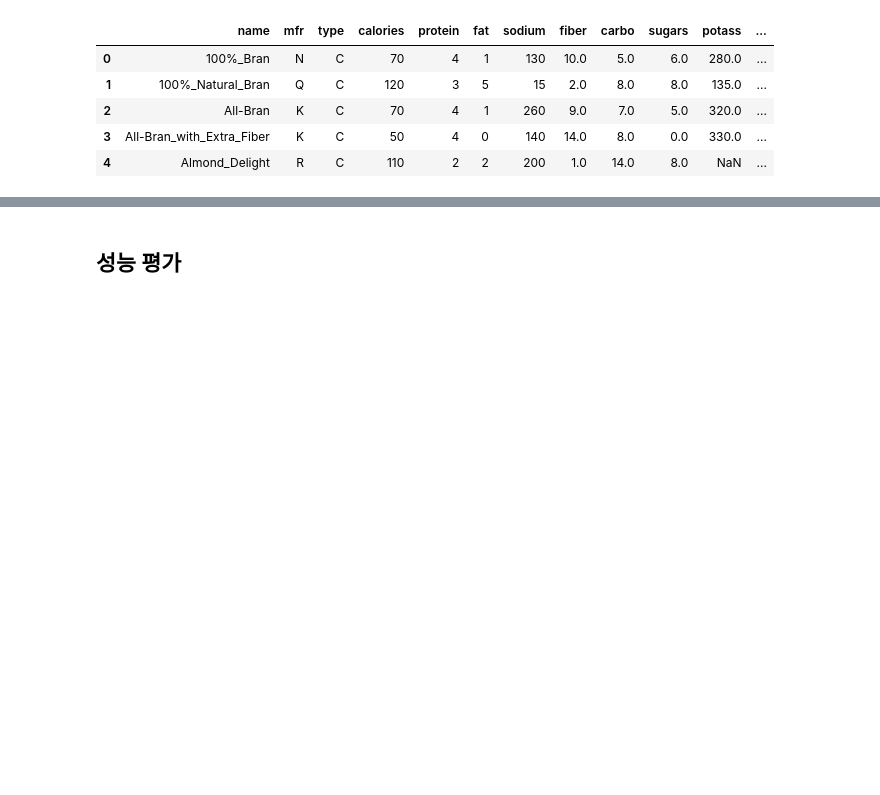
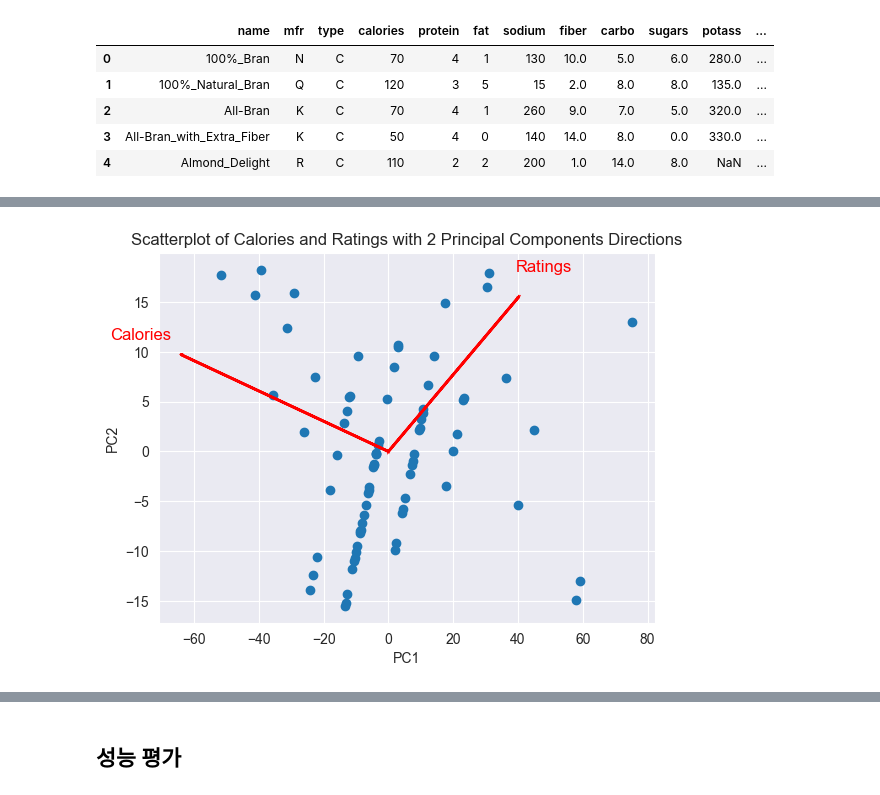
Before and after one commit to JunheeChoi/dm_class, a Jupyter notebook: DM_class_04-mid.ipynb, the cells around one changed output, grey strips where cells are left out. Cells and saved outputs as stored; diff of their text form; code cells hidden in the pictures; blank space fills up the shorter version.

```diff
--- a/DM_class_04-mid.ipynb
+++ b/DM_class_04-mid.ipynb
@@ -280,0 +265,3 @@ plt.show()
+# %%
+pcs = PCA(n_components=2)
+pcs.fit(cereals_df[['calories', 'rating']])
@@ -280,0 +305,5 @@ plt.show()
+# %%
+# Transform 방법을 사용하여 점수를 얻음
+scores = pd.DataFrame(pcs.transform(cereals_df[['calories', 'rating']]),
+                      columns = ['PC1', 'PC2'])
+scores.head()
@@ -280,0 +317,20 @@ plt.show()
+# %%
+# Plot the scatterplot with principal component axes
+fig, ax = plt.subplots()
+ax.scatter(scores.PC1, scores.PC2)
+ax.set_xlabel('PC1')
+ax.set_ylabel('PC2')
+ax.set_title('Scatterplot of Calories and Ratings with 2 Principal Components Directions')
+
+# Add the original variables as arrows
+for i, var in enumerate(pcs.components_.transpose()):
+    ax.arrow(0,0,var[0]*max(scores.PC1), var[1]*max(scores.PC2), head_width = 0.05, head_length = 0.1, linewidth=2, color = 'red')
+    if i == 0:
+        ax.text(var[0]*max(scores.PC1)*1.2, var[1]*max(scores.PC2)*1.2,
+                'Calories', color = 'red', ha = 'center', va = 'center', fontsize = 12)
+    elif i == 1:
+        ax.text(var[0]*max(scores.PC1)*1.2, var[1]*max(scores.PC2)*1.2,
+                'Ratings', color = 'red', ha = 'center', va = 'center', fontsize = 12)
+plt.show()
+# %% [output]
+[figure, added]
```
Also changed, not shown: parts of 11 cells of this notebook.
